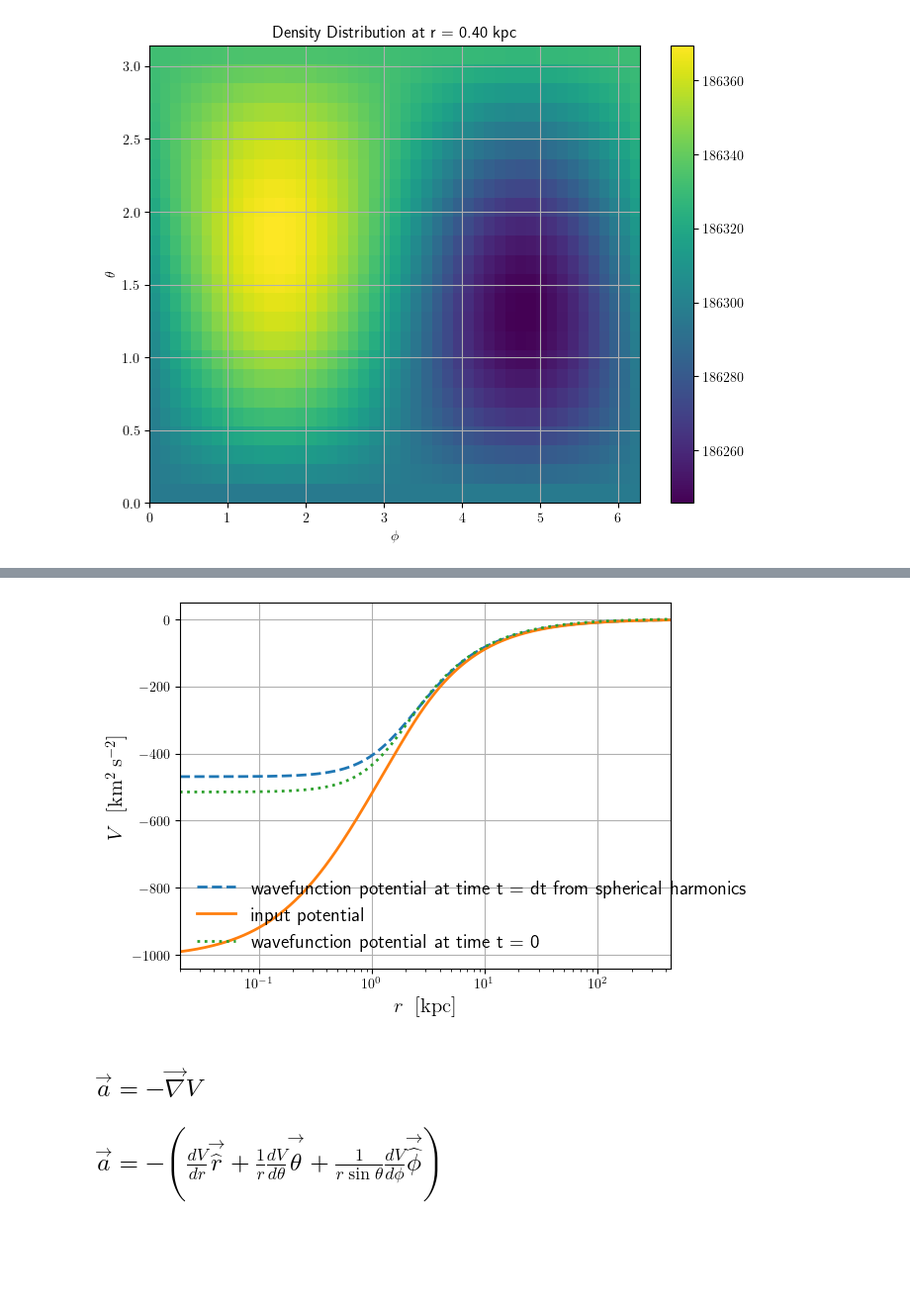
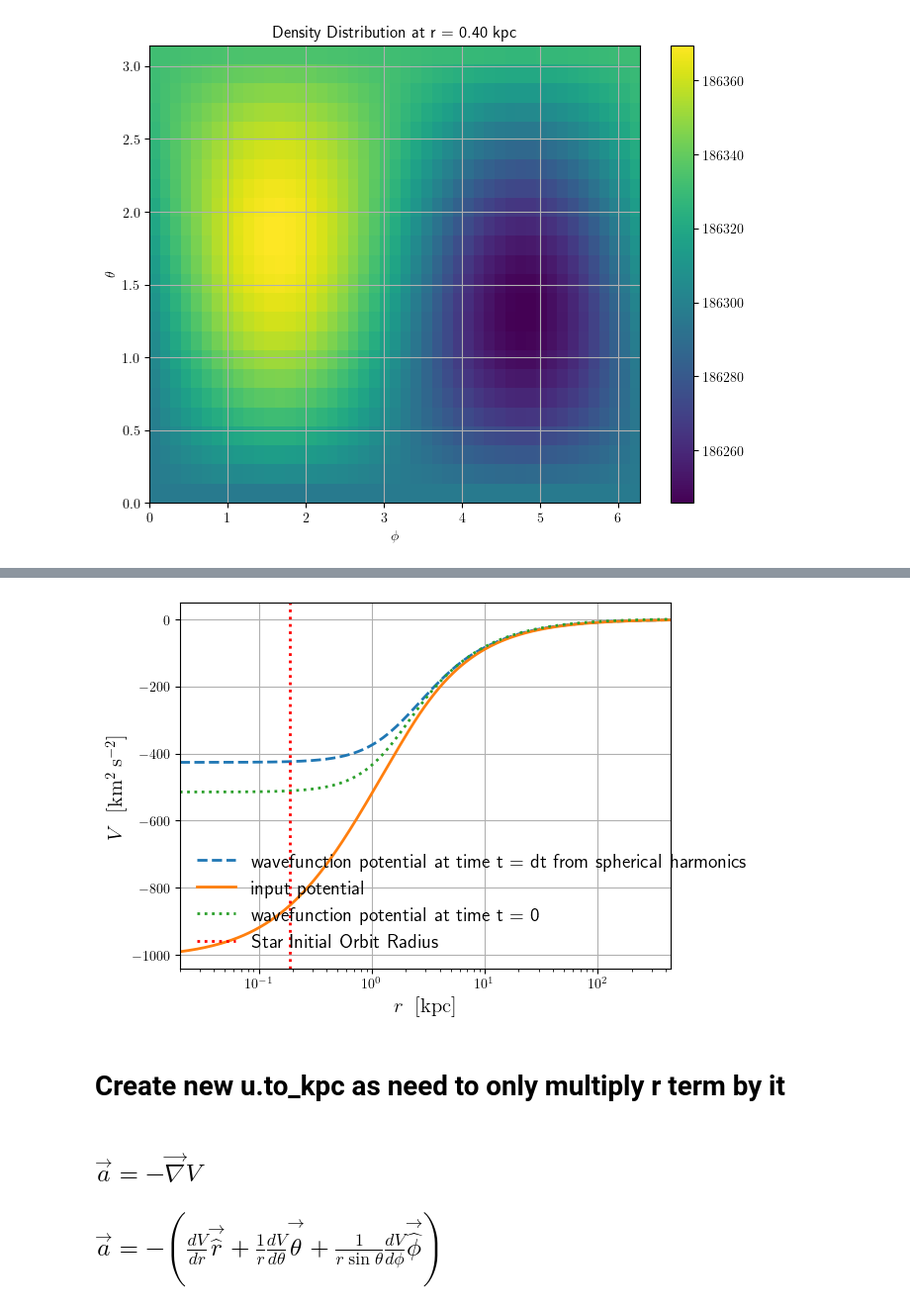
Before and after one commit to jdarne22/jaxsp, a Jupyter notebook: Adding_stellar_masses/Stellar_simulation_t_dep.ipynb, the cells around one changed output, grey strips where cells are left out. Shown at 99% size. Cells and saved outputs as stored; diff of their text form; code cells hidden in the pictures; blank space fills up the shorter version.

```diff
--- a/Adding_stellar_masses/Stellar_simulation_t_dep.ipynb
+++ b/Adding_stellar_masses/Stellar_simulation_t_dep.ipynb
@@ -244,11 +240,12 @@ total_evolve_time = 5 * u.from_Gyr
 num_steps = 10000
 dt = total_evolve_time / num_steps
 
-rho_rtp, rho_psi_time_stepped, radial_eigen_functions, radial_eigen_function_time_stepped, theta, phi, dtheta, dphi = SSF.Calculating_rho_from_psi_3d(r, eigenstate_lib, wavefunction_params, dt, eval_library)
+rho_rtp, rho_psi_time_stepped, radial_eigen_functions, radial_eigen_function_time_stepped, theta, phi, dtheta, dphi, Y_lms = SSF.Calculating_rho_from_psi_3d(r, eigenstate_lib, wavefunction_params, dt, eval_library)
 
 plt.plot(r * u.to_Kpc, radial_eigen_functions**2, lw=0.5)
 plt.xlabel(r"$r \;\;\mathrm{[kpc]}$", fontsize=15)
 plt.ylabel(r"$R_{j}(r)^2 \;\;\mathrm{[kpc^{-1}]}$", fontsize=15)
+plt.title('Wavefunctions at t = 0')
 plt.xscale("log")
 plt.yscale("log")
 plt.ylim([1e-15, 1e5])
@@ -256,6 +253,7 @@ plt.xlim([rmin * u.to_Kpc, rmax * u.to_Kpc])
 plt.show()
 
 plt.plot(r * u.to_Kpc, radial_eigen_function_time_stepped**2, lw=0.5)
+plt.title('Wavefunctions at t = dt')
 plt.xlabel(r"$r \;\;\mathrm{[kpc]}$", fontsize=15)
 plt.ylabel(r"$R_{j}(r)^2 \;\;\mathrm{[kpc^{-1}]}$", fontsize=15)
 plt.xscale("log")
@@ -328,13 +303,30 @@ KeyboardInterrupt:
+# %%
+
+importlib.reload(SSF)
+
+lm_pairs = SSF.precompute_lm_pairs(int(l.max()) + 1)
+G = GN.value * (u.from_cm**3) / (u.from_g * u.from_s**2)
+
+
+Phi_rtp, Phi_r_dt = SSF.Calculating_Phi_from_rho_in_3d_optimized(l, rho_rtp, r, dtheta, dphi, theta, phi, lm_pairs, G)
+
+
+Phi_rtp, r_vals = SSF.Calculating_Phi_from_rho_in_3d_optimized_at_r_orbit(l, rho_rtp, r, r_orbit, lm_pairs, G)
+
+Phi_rtp = Phi_rtp.real
 # %%
 
 fig, ax = plt.subplots()
 ax.set_xscale("log")
 ax.plot(r * u.to_Kpc, Phi_r_dt * u.to_kms**2, label='wavefunction potential at time t = dt from spherical harmonics', lw=2, ls='--')
 ax.plot(r * u.to_Kpc, potential(r, potential_params) * u.to_kms**2, label='input potential', lw=2)
 ax.plot(r * u.to_Kpc, Phi_psi * u.to_kms**2, label='wavefunction potential at time t = 0', lw=2, ls=':')
+ax.axvline(r_orbit * u.to_Kpc, color='red', ls=':', label='Star Initial Orbit Radius')
 ax.set_ylabel(r"$V \;\;\mathrm{[km^2 \;s^{-2}]}$", fontsize = 15)
 ax.set_xlabel(r"$r \;\;\mathrm{[kpc]}$", fontsize = 15)
 plt.legend(fontsize = 14)
 plt.show()
 # %% [output]
-[figure, old version]
+[figure, new version]
+# %% [markdown]
+# Create new u.to_kpc as need to only multiply r term by it
```
Also changed, not shown: parts of 27 cells of this notebook, 7 other files.
